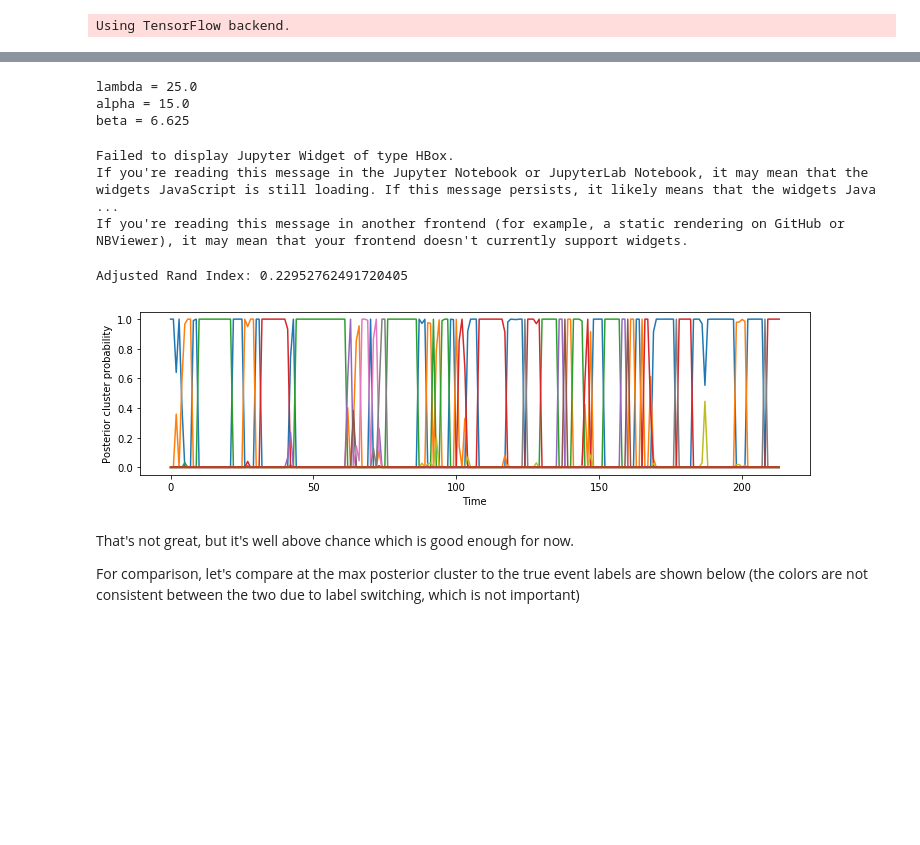
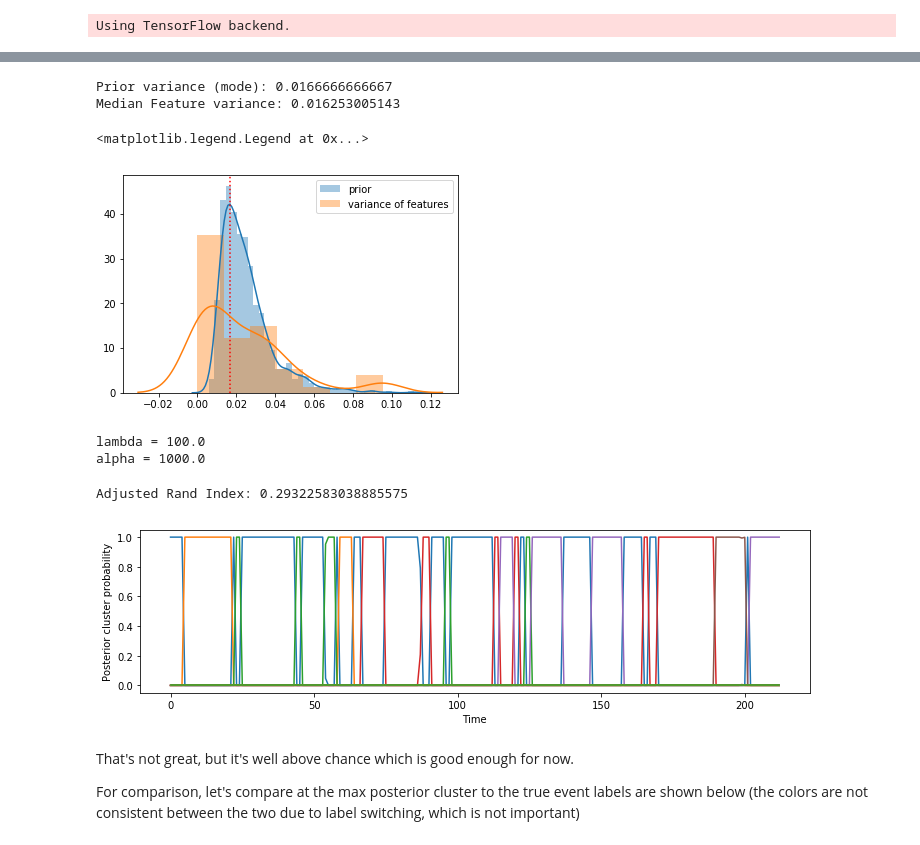
Before and after one commit to nicktfranklin/SEM_paper_simulations, a Jupyter notebook: Demo - Motion Capture Data.ipynb, the cells around one changed output, grey strips where cells are left out. Saved outputs shown, nothing was run; the diff lists cells and outputs as text; code cells hidden in the pictures; blank space fills up the shorter version.

```diff
--- a/Demo - Motion Capture Data.ipynb
+++ b/Demo - Motion Capture Data.ipynb
@@ -10,7 +10,7 @@ import seaborn as sns
 import pandas as pd
 import matplotlib.pyplot as plt
 # %%
-data_file = './datasets/motion_data.pkl'
+data_file = './data/motion_data.pkl'
 motion_data = pd.read_pickle(data_file)
 print "Number of events:", set(motion_data.EventNumber)
 print "Timepoint / event:", len(motion_data) / float(len(set(motion_data.EventNumber)))
@@ -103,6 +103,3 @@ from opt.utils import generate_random_events
 X_train, y_train = generate_random_events(20, data_file=data_file)
 # %% [output]
 Using TensorFlow backend.
-# %%
-from sklearn.preprocessing import scale
-X_train = scale(X_train)
@@ -127,6 +112,38 @@ where $\beta_0$ is a free parameter and $\sigma_{\text{norm}}$ is the variance o
+# %%
+from models import SEM, KerasRecurrentMLP
+scale0 = 5.0
+df0 = 0.4
+
+import pandas as pd
+from scipy.stats import chi2
+
+# plot the prior of the variance vs an empirical estimate
+df0 = 10
+scale0 = 0.02
+
+from sklearn.preprocessing import scale
+
+sns.distplot(pd.Series([(df0*scale0)/chi2.rvs(df0) for _ in range(1000)]), label='prior')
+
+mode = df0 * scale0 / (df0 + 2)
+print("Prior variance (mode): {}".format(mode))
+ylim = plt.gca().get_ylim()
+plt.plot([mode, mode], ylim, 'r:')
+plt.ylim(ylim)
+
+sns.distplot(np.var(X_train, axis=0), label='variance of features')
+print("Median Feature variance: {}".format(np.median(np.var(X_train, axis=0))))
+plt.legend()
+
+# X_list[-1]
+# %% [output]
+Prior variance (mode): 0.0166666666667
+Median Feature variance: 0.016253005143
+<matplotlib.legend.Legend at 0x...>
+[figure, added]
 # %%
 import tensorflow as tf
-from models import SEM, KerasSimpleRNN
+from models import SEM, KerasMultiLayerPerceptron
 from sklearn.metrics import adjusted_rand_score
 
 # set the parameters for the models
@@ -134,55 +151,44 @@ _, D = X_train.shape
 
 t_horizon = 2 # time horizon to consider
 
-# specify the model architecture (makes a big difference! especially the training parameters)
-f_class = KerasSimpleRNN
-f_opts = dict(t=t_horizon, n_epochs=100, optimizer='adam',
-              n_hidden1=D, n_hidden2=D,
-              hidden_act1='tanh', hidden_act2='tanh',
-              l2_regularization=0.01,
-              dropout=0.50)
 
-lmda = 25.
-alfa = 15.0
+lmda = 100.
+alfa = 1000.0
 
-# note! the likelihood function needs to be scaled with the dimensionality of the vectors
-# to compensate for the natural sharpening of the likelihood function as the dimensionality expands
-beta = 0.125 * D * np.var(X_train.flatten()) # this equals 1 if the data are scaled
+f_class=KerasMultiLayerPerceptron
+f_opts=dict(var_scale0=scale0, var_df0=df0, l2_regularization=0.0001, dropout=0.1)
+# f_opts=dict(t=t_horizon, var_scale0=scale0, var_df0=df0, l2_regularization=0.3, dropout=0.1)
+
+
 Omega = {
     'lmda': lmda,  # Stickyness (prior)
     'alfa': alfa, # Concentration parameter (prior)
-    'beta': beta, # Likelihood noise
     'f_class': f_class,
     'f_opts': f_opts
 }
 print 'lambda =', lmda
 print 'alpha =', alfa
-print 'beta =', beta
 
 sem = SEM(**Omega)
 sem.run(X_train, K=X_train.shape[0])
 
 # get the MAP event models
 y_hat = sem.results.e_hat
 
 r = adjusted_rand_score(y_train, y_hat)
 
 print "Adjusted Rand Index:", r
 plt.figure(figsize=(12, 3.0))
 plt.plot(sem.results.post)
 plt.gca().set_ylabel('Posterior cluster probability')
 plt.gca().set_xlabel('Time')
 plt.show()
 tf.Session().close()
 # %% [output]
-lambda = 25.0
-alpha = 15.0
-beta = 6.625
+lambda = 100.0
+alpha = 1000.0
-Failed to display Jupyter Widget of type HBox.
-If you're reading this message in the Jupyter Notebook or JupyterLab Notebook, it may mean that the widgets JavaScript is still loading. If this message persists, it likely means that the widgets Java ...
-If you're reading this message in another frontend (for example, a static rendering on GitHub or NBViewer), it may mean that your frontend doesn't currently support widgets.
+Adjusted Rand Index: 0.29322583038885575
-Adjusted Rand Index: 0.22952762491720405
-[figure, old version]
+[figure, new version]
 # %% [markdown]
 That's not great, but it's well above chance which is good enough for now.
 
```
Also changed, not shown: parts of 15 cells of this notebook, 20 other files.
